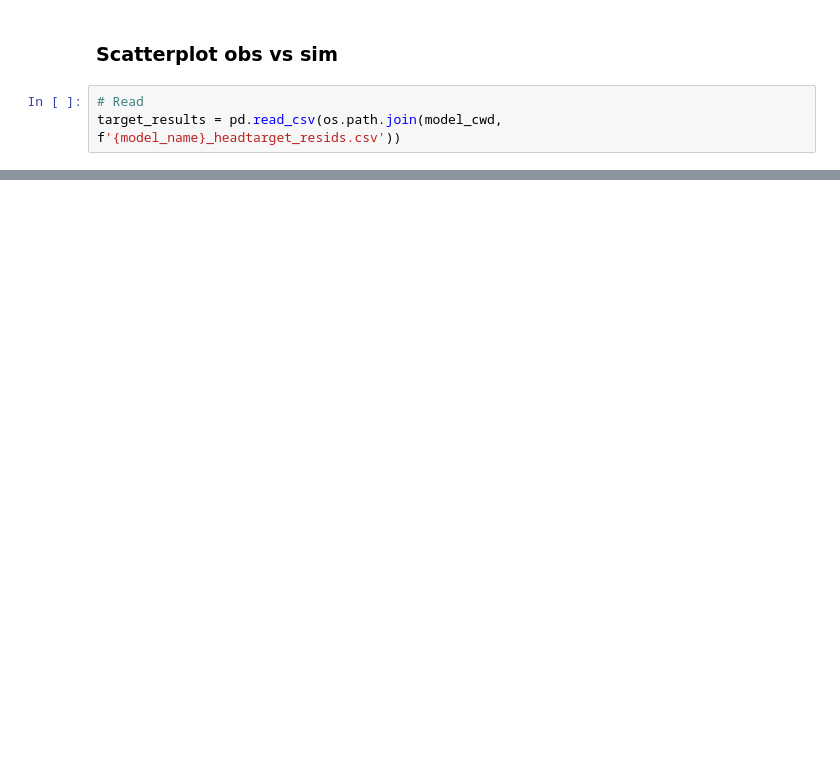
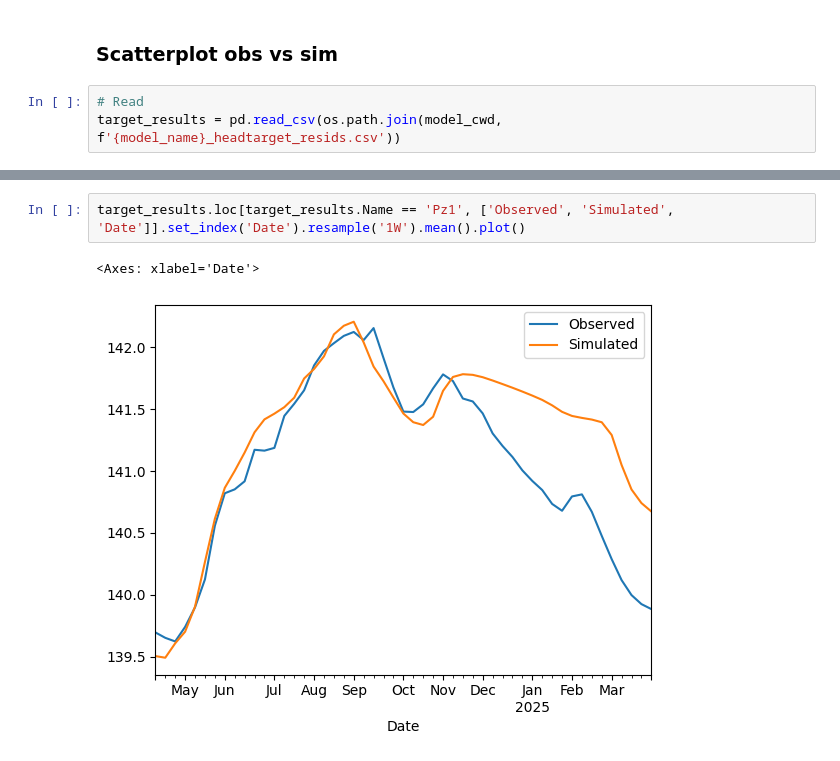
Before and after one commit to paolchol/hm, a Jupyter notebook: MAURICE/transient_model_utilities/read-output-model-usg.ipynb, the cells around one changed output, grey strips where cells are left out. Saved outputs shown, nothing was run; the diff lists cells and outputs as text; blank space fills up the shorter version.

```diff
--- a/MAURICE/transient_model_utilities/read-output-model-usg.ipynb
+++ b/MAURICE/transient_model_utilities/read-output-model-usg.ipynb
@@ -145,0 +165,5 @@ fig.savefig(os.path.join(model_cwd, 'plot', 'obs-vs-sim.png'), bbox_inches = 'ti
+# %%
+target_results.loc[target_results.Name == 'Pz1', ['Observed', 'Simulated', 'Date']].set_index('Date').resample('1W').mean().plot()
+# %% [output]
+<Axes: xlabel='Date'>
+[figure, added]
```
Also changed, not shown: parts of 9 cells of this notebook.
